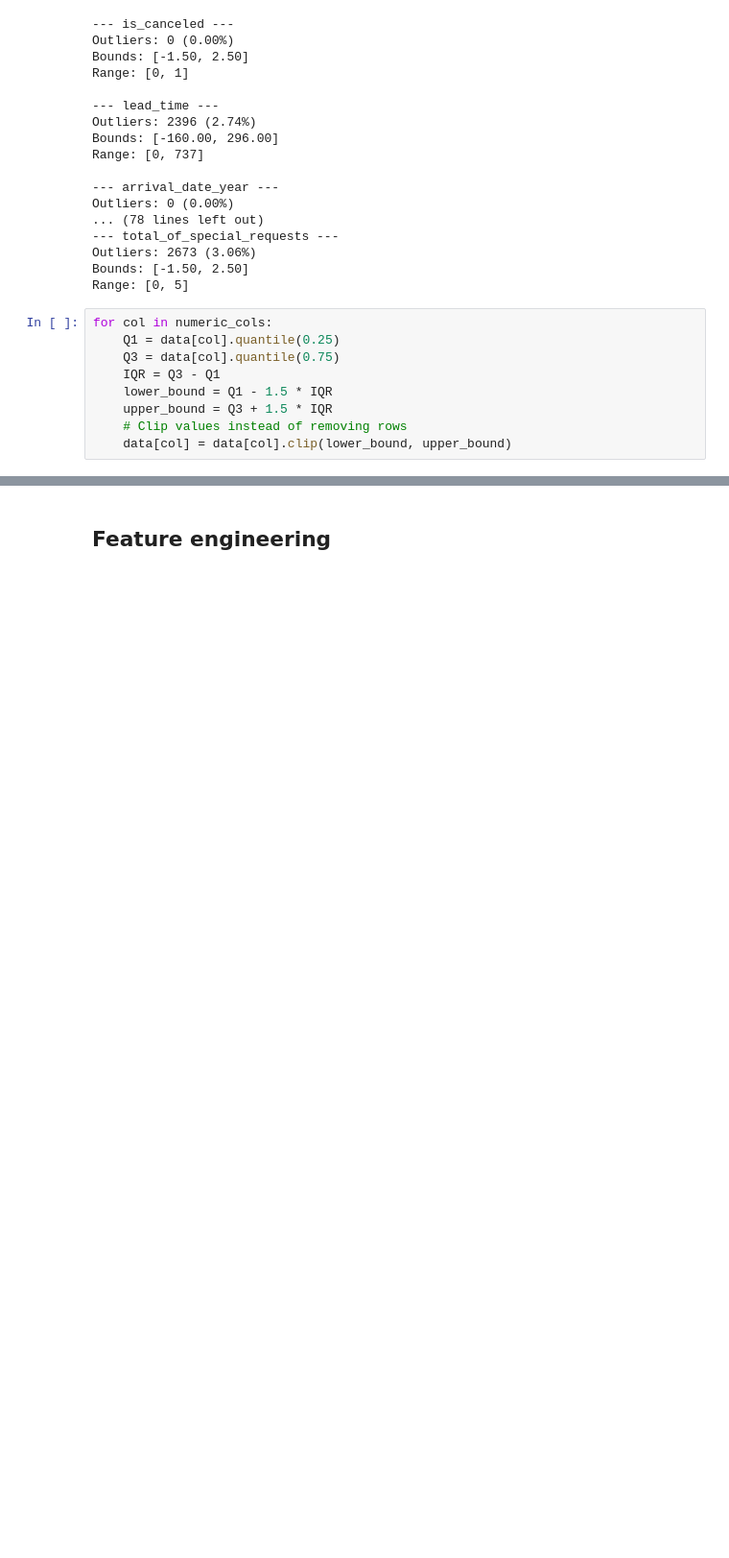
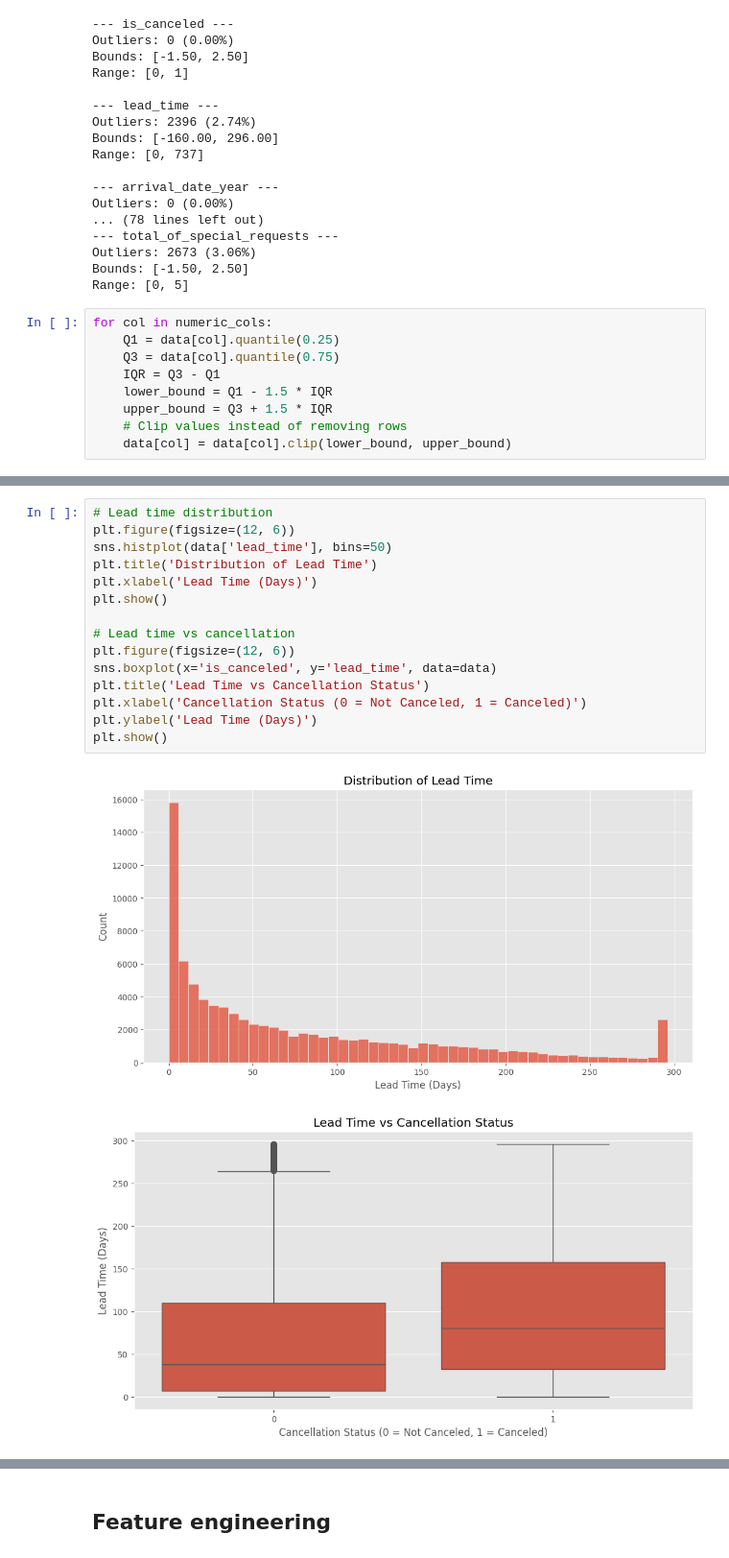
Before and after one commit to LinaMatter20/gtc-ml-project1-hotel-bookings, a Jupyter notebook: Project1(GTC).ipynb, the cells around one changed output, grey strips where cells are left out. Shown at 96% size. Cells and saved outputs as stored; diff of their text form; blank space fills up the shorter version.

```diff
--- a/Project1(GTC).ipynb
+++ b/Project1(GTC).ipynb
@@ -470,0 +510,18 @@ for col in numeric_cols:
+# %%
+# Lead time distribution
+plt.figure(figsize=(12, 6))
+sns.histplot(data['lead_time'], bins=50)
+plt.title('Distribution of Lead Time')
+plt.xlabel('Lead Time (Days)')
+plt.show()
+
+# Lead time vs cancellation
+plt.figure(figsize=(12, 6))
+sns.boxplot(x='is_canceled', y='lead_time', data=data)
+plt.title('Lead Time vs Cancellation Status')
+plt.xlabel('Cancellation Status (0 = Not Canceled, 1 = Canceled)')
+plt.ylabel('Lead Time (Days)')
+plt.show()
+# %% [output]
+[figure, added]
+[figure, added]
```
Also changed, not shown: parts of 9 cells of this notebook.
